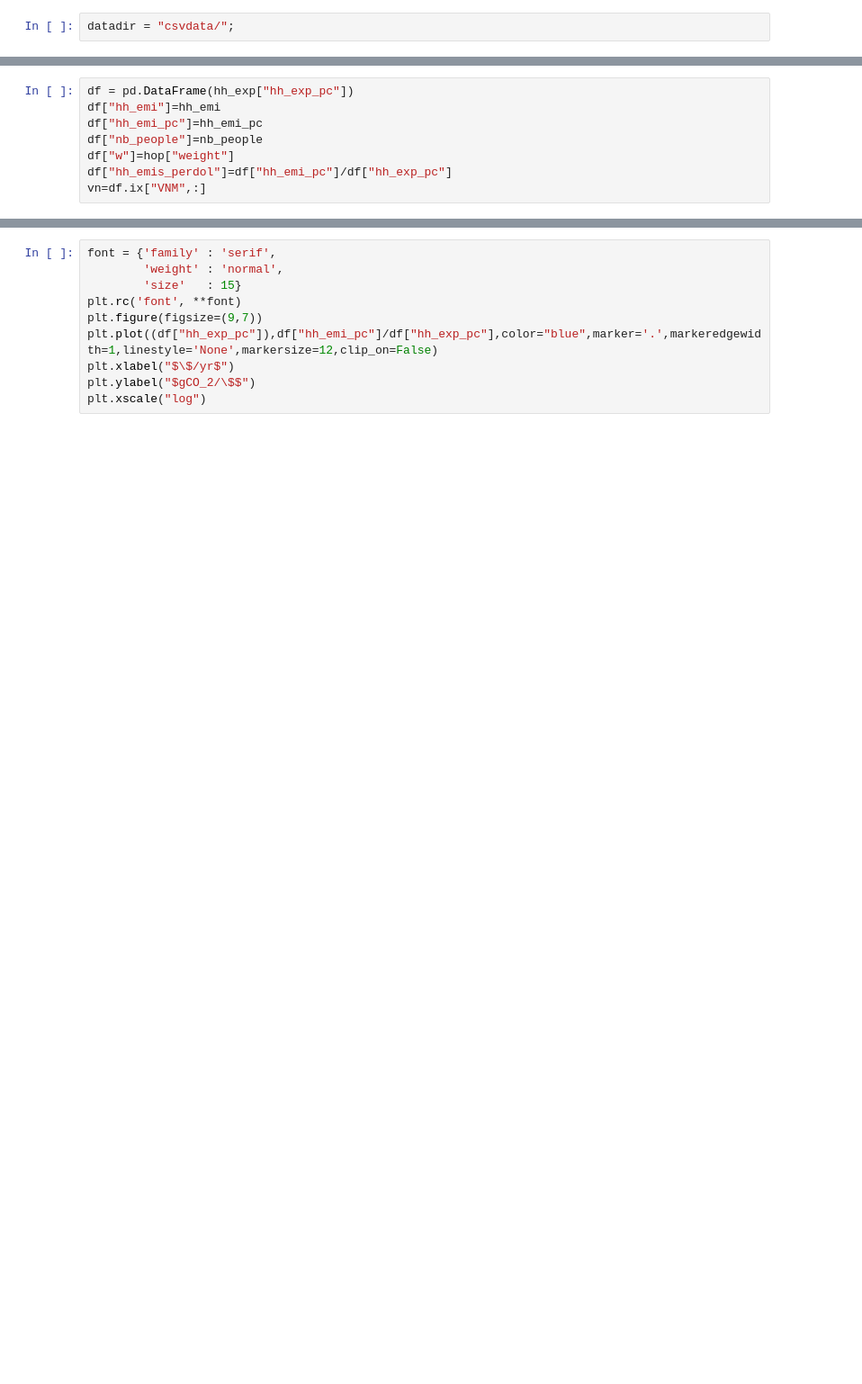
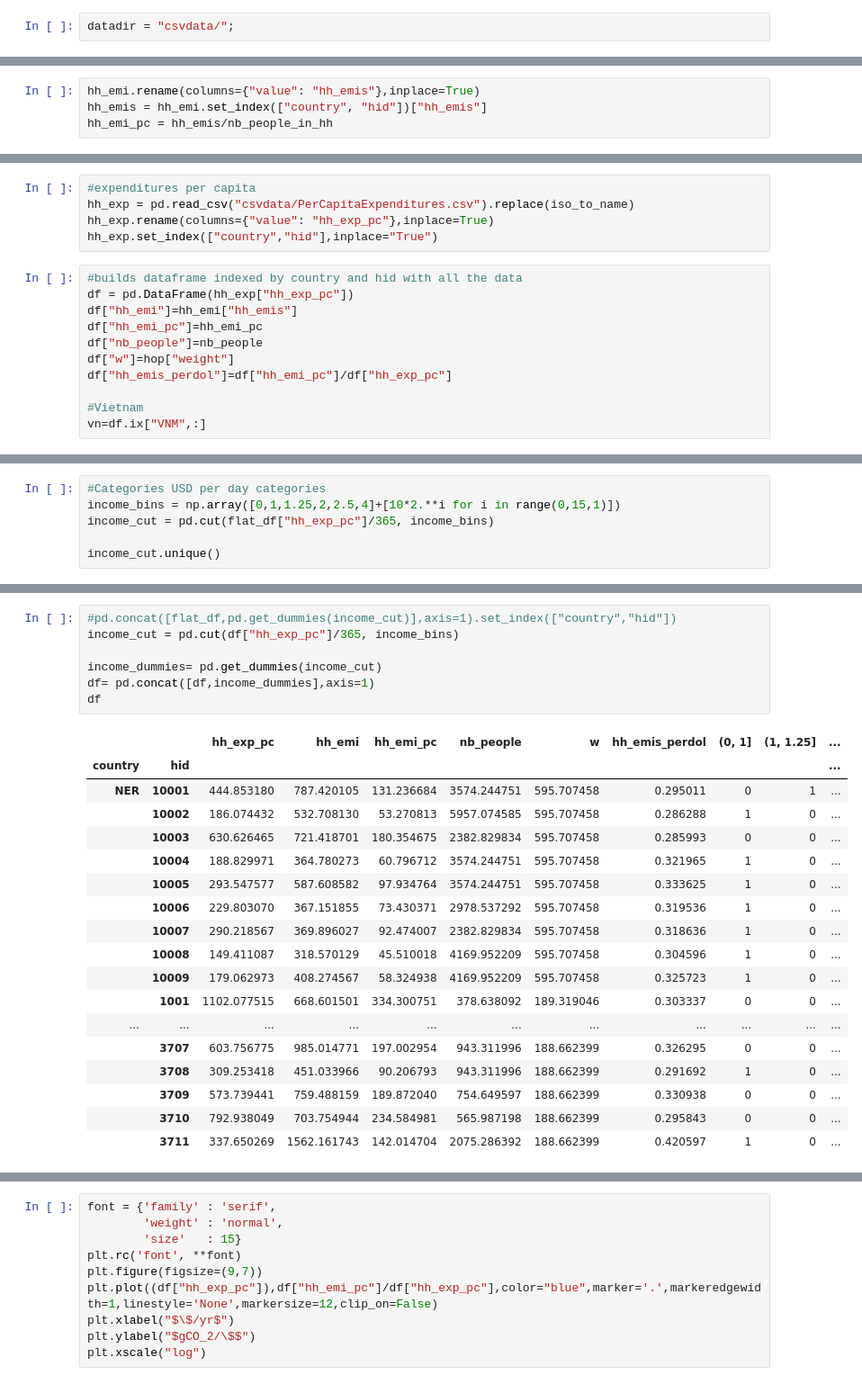
Before and after one commit to adrivsh/hh_emi_ineq, a Jupyter notebook: emission_intensity.ipynb, the cells around one changed output, grey strips where cells are left out. Shown: that part at 90% size. Cells and saved outputs as stored; diff of their text form; blank space fills up the shorter version.

```diff
--- a/emission_intensity.ipynb
+++ b/emission_intensity.ipynb
@@ -34,0 +98,4 @@ hh_exp.set_index(["country","hid"],inplace="True")
+# %%
+hh_emi.rename(columns={"value": "hh_emis"},inplace=True)
+hh_emis = hh_emi.set_index(["country", "hid"])["hh_emis"]
+hh_emi_pc = hh_emis/nb_people_in_hh
@@ -35,8 +145,16 @@ hh_exp.set_index(["country","hid"],inplace="True")
+# %%
+#expenditures per capita
+hh_exp = pd.read_csv("csvdata/PerCapitaExpenditures.csv").replace(iso_to_name)
+hh_exp.rename(columns={"value": "hh_exp_pc"},inplace=True)
+hh_exp.set_index(["country","hid"],inplace="True")
 # %%
+#builds dataframe indexed by country and hid with all the data
 df = pd.DataFrame(hh_exp["hh_exp_pc"])
-df["hh_emi"]=hh_emi
+df["hh_emi"]=hh_emi["hh_emis"]
 df["hh_emi_pc"]=hh_emi_pc
 df["nb_people"]=nb_people
 df["w"]=hop["weight"]
 df["hh_emis_perdol"]=df["hh_emi_pc"]/df["hh_exp_pc"]
+
+#Vietnam
 vn=df.ix["VNM",:]
@@ -58,0 +171,6 @@ KeyError: 'hh_emi'
+# %%
+#Categories USD per day categories
+income_bins = np.array([0,1,1.25,2,2.5,4]+[10*2.**i for i in range(0,15,1)])
+income_cut = pd.cut(flat_df["hh_exp_pc"]/365, income_bins)
+
+income_cut.unique()
@@ -58,0 +279,26 @@ KeyError: 'hh_emi'
+# %%
+#pd.concat([flat_df,pd.get_dummies(income_cut)],axis=1).set_index(["country","hid"])
+income_cut = pd.cut(df["hh_exp_pc"]/365, income_bins)
+
+income_dummies= pd.get_dummies(income_cut)
+df= pd.concat([df,income_dummies],axis=1)
+df
+# %% [output]
+|  |  | hh_exp_pc | hh_emi | hh_emi_pc | nb_people | w | hh_emis_perdol | (0, 1] | (1, 1.25] | ... |
+| country | hid |  |  |  |  |  |  |  |  | ... |
+| NER | 10001 | 444.853180 | 787.420105 | 131.236684 | 3574.244751 | 595.707458 | 0.295011 | 0 | 1 | ... |
+|  | 10002 | 186.074432 | 532.708130 | 53.270813 | 5957.074585 | 595.707458 | 0.286288 | 1 | 0 | ... |
+|  | 10003 | 630.626465 | 721.418701 | 180.354675 | 2382.829834 | 595.707458 | 0.285993 | 0 | 0 | ... |
+|  | 10004 | 188.829971 | 364.780273 | 60.796712 | 3574.244751 | 595.707458 | 0.321965 | 1 | 0 | ... |
+|  | 10005 | 293.547577 | 587.608582 | 97.934764 | 3574.244751 | 595.707458 | 0.333625 | 1 | 0 | ... |
+|  | 10006 | 229.803070 | 367.151855 | 73.430371 | 2978.537292 | 595.707458 | 0.319536 | 1 | 0 | ... |
+|  | 10007 | 290.218567 | 369.896027 | 92.474007 | 2382.829834 | 595.707458 | 0.318636 | 1 | 0 | ... |
+|  | 10008 | 149.411087 | 318.570129 | 45.510018 | 4169.952209 | 595.707458 | 0.304596 | 1 | 0 | ... |
+|  | 10009 | 179.062973 | 408.274567 | 58.324938 | 4169.952209 | 595.707458 | 0.325723 | 1 | 0 | ... |
+|  | 1001 | 1102.077515 | 668.601501 | 334.300751 | 378.638092 | 189.319046 | 0.303337 | 0 | 0 | ... |
+| ... | ... | ... | ... | ... | ... | ... | ... | ... | ... | ... |
+|  | 3707 | 603.756775 | 985.014771 | 197.002954 | 943.311996 | 188.662399 | 0.326295 | 0 | 0 | ... |
+|  | 3708 | 309.253418 | 451.033966 | 90.206793 | 943.311996 | 188.662399 | 0.291692 | 1 | 0 | ... |
+|  | 3709 | 573.739441 | 759.488159 | 189.872040 | 754.649597 | 188.662399 | 0.330938 | 0 | 0 | ... |
+|  | 3710 | 792.938049 | 703.754944 | 234.584981 | 565.987198 | 188.662399 | 0.295843 | 0 | 0 | ... |
+|  | 3711 | 337.650269 | 1562.161743 | 142.014704 | 2075.286392 | 188.662399 | 0.420597 | 1 | 0 | ... |
```
Also changed, not shown: parts of 36 cells of this notebook, 12 other files.
